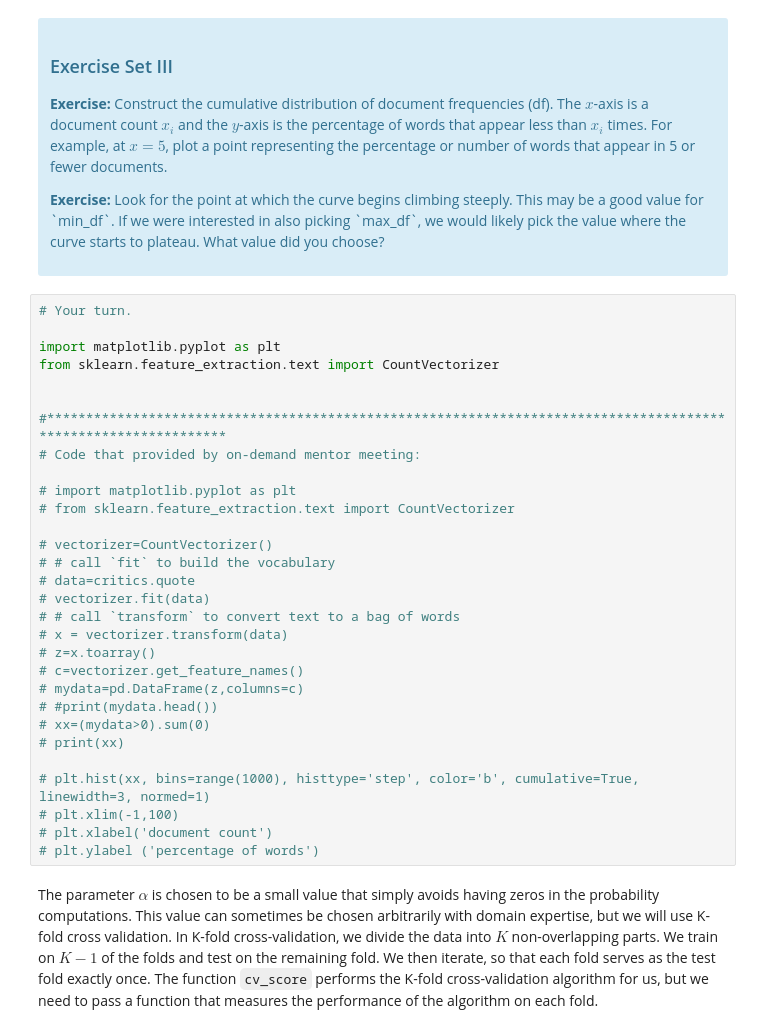
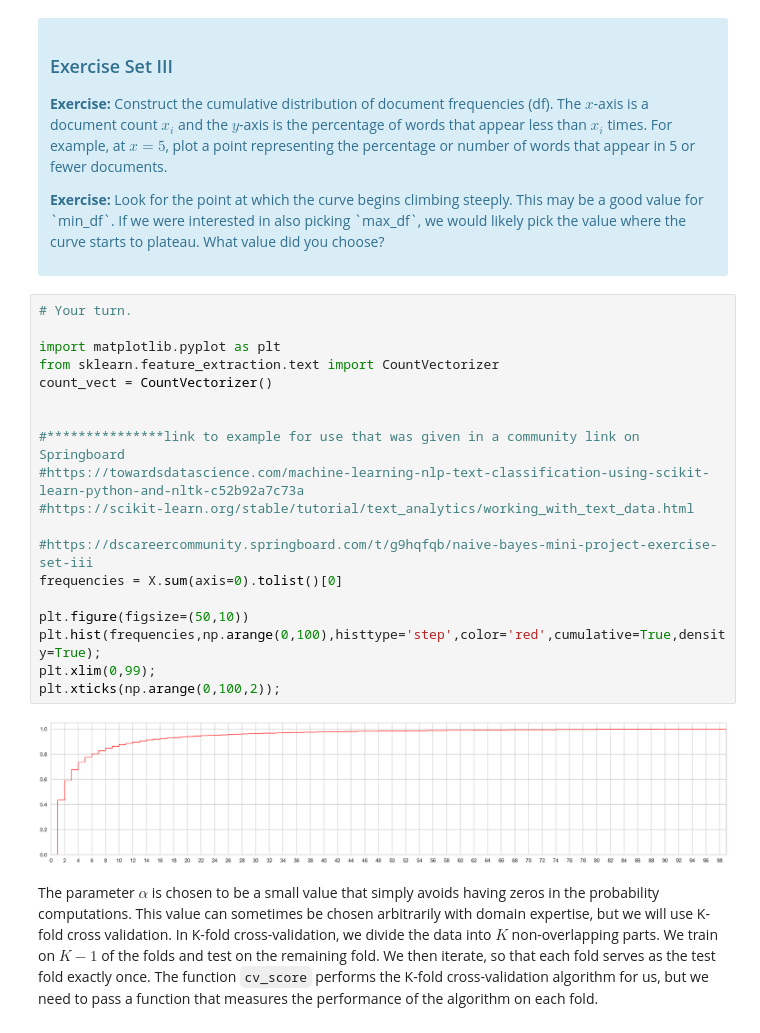
Before and after one commit to mightysquirrely/Springboard-Mini-Projects, a Jupyter notebook: Mini_Project_Naive_Bayes.ipynb, the cells around one changed output. Drawn from its saved outputs; the diff is of its cells as text.

```diff
--- a/Mini_Project_Naive_Bayes.ipynb
+++ b/Mini_Project_Naive_Bayes.ipynb
@@ -311,36 +311,27 @@ First, let's find an appropriate value for `min_df` for the `CountVectorizer`. `
 
 <p><b>Exercise:</b> Look for the point at which the curve begins climbing steeply. This may be a good value for `min_df`. If we were interested in also picking `max_df`, we would likely pick the value where the curve starts to plateau. What value did you choose?</p>
 </div>
-# %%
-# Your turn.
-
-import matplotlib.pyplot as plt
-from sklearn.feature_extraction.text import CountVectorizer
-
-
-#***************************************************************************************************************
-# Code that provided by on-demand mentor meeting:
-
-# import matplotlib.pyplot as plt
-# from sklearn.feature_extraction.text import CountVectorizer
-
-# vectorizer=CountVectorizer()
-# # call `fit` to build the vocabulary
-# data=critics.quote
-# vectorizer.fit(data)
-# # call `transform` to convert text to a bag of words
-# x = vectorizer.transform(data)
-# z=x.toarray()
-# c=vectorizer.get_feature_names()
-# mydata=pd.DataFrame(z,columns=c)
-# #print(mydata.head())
-# xx=(mydata>0).sum(0)
-# print(xx)
-
-# plt.hist(xx, bins=range(1000), histtype='step', color='b', cumulative=True, linewidth=3, normed=1)
-# plt.xlim(-1,100)
-# plt.xlabel('document count')
-# plt.ylabel ('percentage of words')
+# %%
+# Your turn.
+
+import matplotlib.pyplot as plt
+from sklearn.feature_extraction.text import CountVectorizer
+count_vect = CountVectorizer()
+
+
+#***************link to example for use that was given in a community link on Springboard
+#https://towardsdatascience.com/machine-learning-nlp-text-classification-using-scikit-learn-python-and-nltk-c52b92a7c73a
+#https://scikit-learn.org/stable/tutorial/text_analytics/working_with_text_data.html
+
+#https://dscareercommunity.springboard.com/t/g9hqfqb/naive-bayes-mini-project-exercise-set-iii
+frequencies = X.sum(axis=0).tolist()[0]
+
+plt.figure(figsize=(50,10))
+plt.hist(frequencies,np.arange(0,100),histtype='step',color='red',cumulative=True,density=True);
+plt.xlim(0,99);
+plt.xticks(np.arange(0,100,2));
+# %% [output]
+[figure, added]
 # %% [markdown]
 The parameter $\alpha$ is chosen to be a small value that simply avoids having zeros in the probability computations. This value can sometimes be chosen arbitrarily with domain expertise, but we will use K-fold cross validation. In K-fold cross-validation, we divide the data into $K$ non-overlapping parts. We train on $K-1$ of the folds and test on the remaining fold. We then iterate, so that each fold serves as the test fold exactly once. The function `cv_score` performs the K-fold cross-validation algorithm for us, but we need to pass a function that measures the performance of the algorithm on each fold.
 # %%
```
